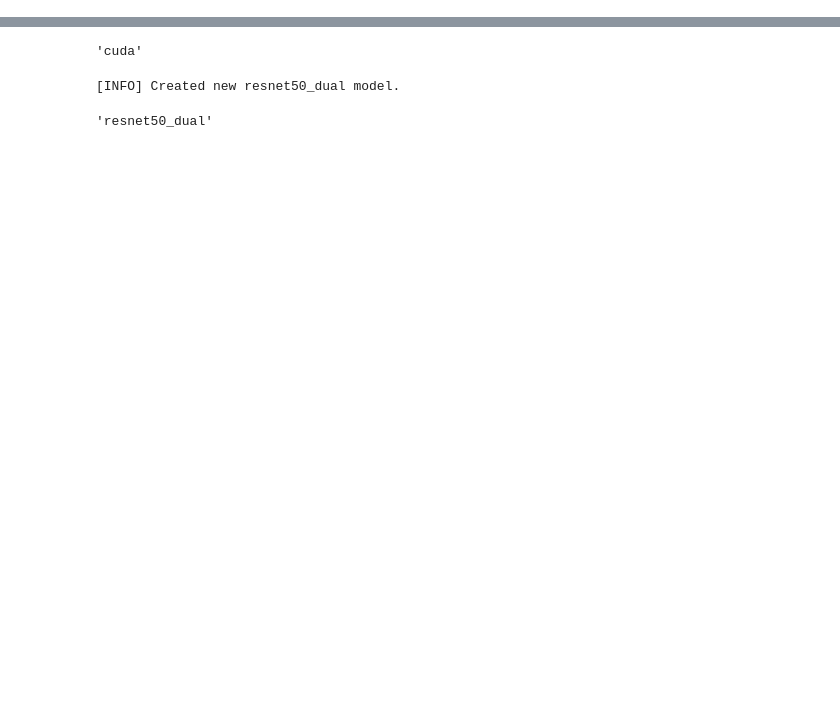
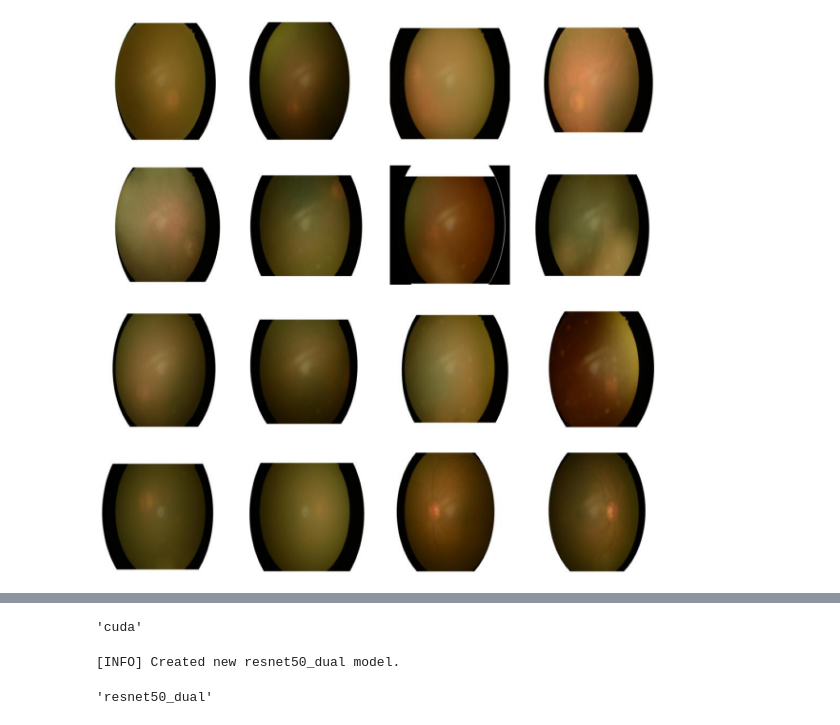
Before and after one commit to serdna1/ODIR-5K-multi-label-classification, a Jupyter notebook: experiments/experiment_0/experiment_0.ipynb, the cells around one changed output, grey strips where cells are left out. Saved outputs shown, nothing was run; the diff lists cells and outputs as text; code cells hidden in the pictures; blank space fills up the shorter version.

Commit message:
Update experiment 0 notebook with the one that completed the training in colab

```diff
--- a/experiments/experiment_0/experiment_0.ipynb
+++ b/experiments/experiment_0/experiment_0.ipynb
@@ -0,0 +36,19 @@
+# %%
+import matplotlib.pyplot as plt
+from PIL import Image
+
+images_path = '../../data/images/train_224'
+
+special_images = ['2174_right.jpg', '2175_left.jpg', '2176_left.jpg', '2177_left.jpg',
+                  '2177_right.jpg', '2178_right.jpg', '2179_left.jpg', '2179_right.jpg',
+                  '2180_left.jpg', '2180_right.jpg', '2181_left.jpg', '2181_right.jpg',
+                  '2182_left.jpg', '2182_right.jpg', '2957_left.jpg', '2957_right.jpg']
+
+image_path_list = [f'{images_path}/{image_name}' for image_name in special_images]
+f, ax = plt.subplots(4, 4, figsize=(15,15))
+for i, image_path in enumerate(image_path_list):
+    img = Image.open(image_path)
+    ax[i//4, i%4].imshow(img)
+    ax[i//4, i%4].axis(False)
+# %% [output]
+[figure, added]
```
Also changed, not shown: parts of 35 cells of this notebook.
